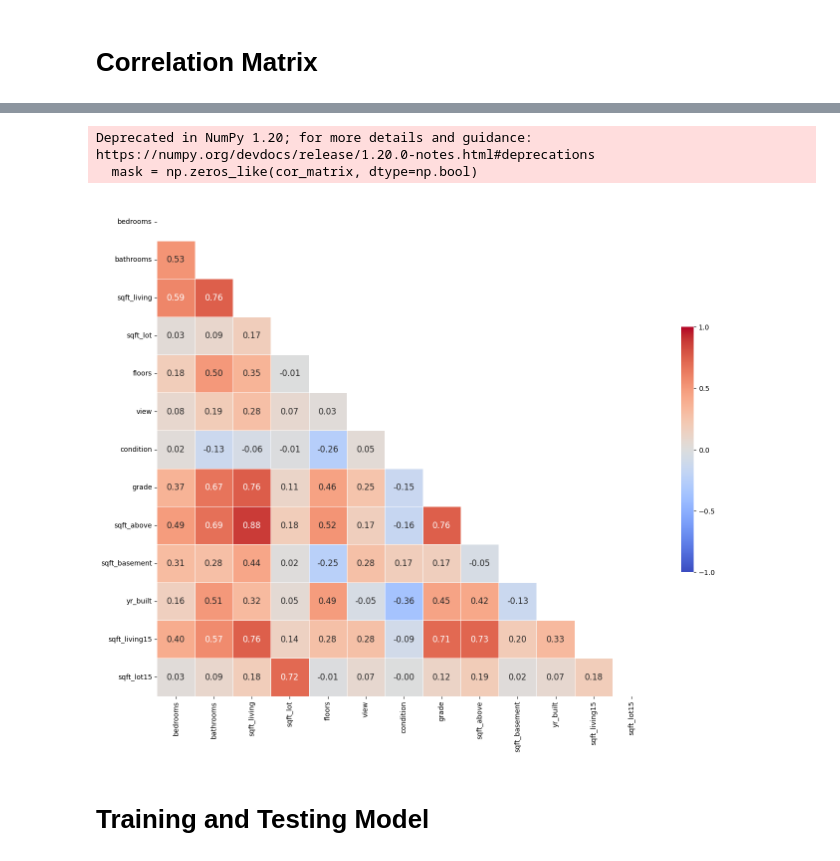
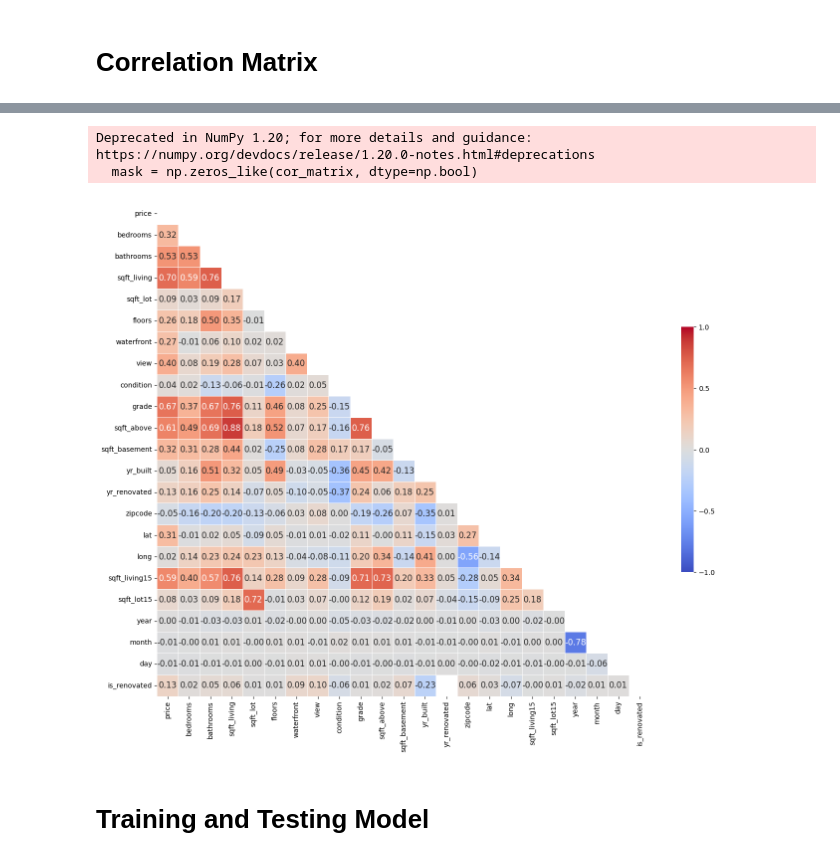
Before and after one commit to khuynh436/Housing-Price-Predictions, a Jupyter notebook: main.ipynb, the cells around one changed output, grey strips where cells are left out. Cells and saved outputs as stored; diff of their text form; code cells hidden in the pictures.

```diff
--- a/main.ipynb
+++ b/main.ipynb
@@ -186,36 +205,31 @@ df.corr()
 # %%
 # Define correlation matrix
 cor_matrix = df.corr()
 
-# Drop more columns
-X = df.drop(["day_of_week", "yr_renovated", "is_renovated", "waterfront","day", "month", "lat", "long", "zipcode", "year"], axis=1)
-X
-
 # Check out https://towardsdatascience.com/annotated-heatmaps-in-5-simple-steps-cc2a0660a27d to learn more about this code!
 f, ax = plt.subplots(figsize=(16, 16))
 
-cor_matrix = X.drop("price",axis=1).corr()
 mask = np.zeros_like(cor_matrix, dtype=np.bool)
 mask[np.triu_indices_from(mask)]= True
 sns.heatmap(cor_matrix,
             mask=mask,
             square = True,
             linewidths = .5,
             cmap = "coolwarm",
             cbar_kws = {'shrink': .4,
                     "ticks" : [-1, -.5, 0, 0.5, 1]},
             vmin = -1,
             vmax = 1,
             annot = True,
             annot_kws = {"size": 12},
             fmt = ".2f")
 
 ax.set_yticklabels(cor_matrix.columns, rotation = 0)
 ax.set_xticklabels(cor_matrix.columns)
 plt.show()
 # %% [output]
 Deprecated in NumPy 1.20; for more details and guidance: https://numpy.org/devdocs/release/1.20.0-notes.html#deprecations
   mask = np.zeros_like(cor_matrix, dtype=np.bool)
-[figure, old version]
+[figure, new version]
 # %% [markdown]
 # Training and Testing Model
```
Also changed, not shown: parts of 1 cell of this notebook.
